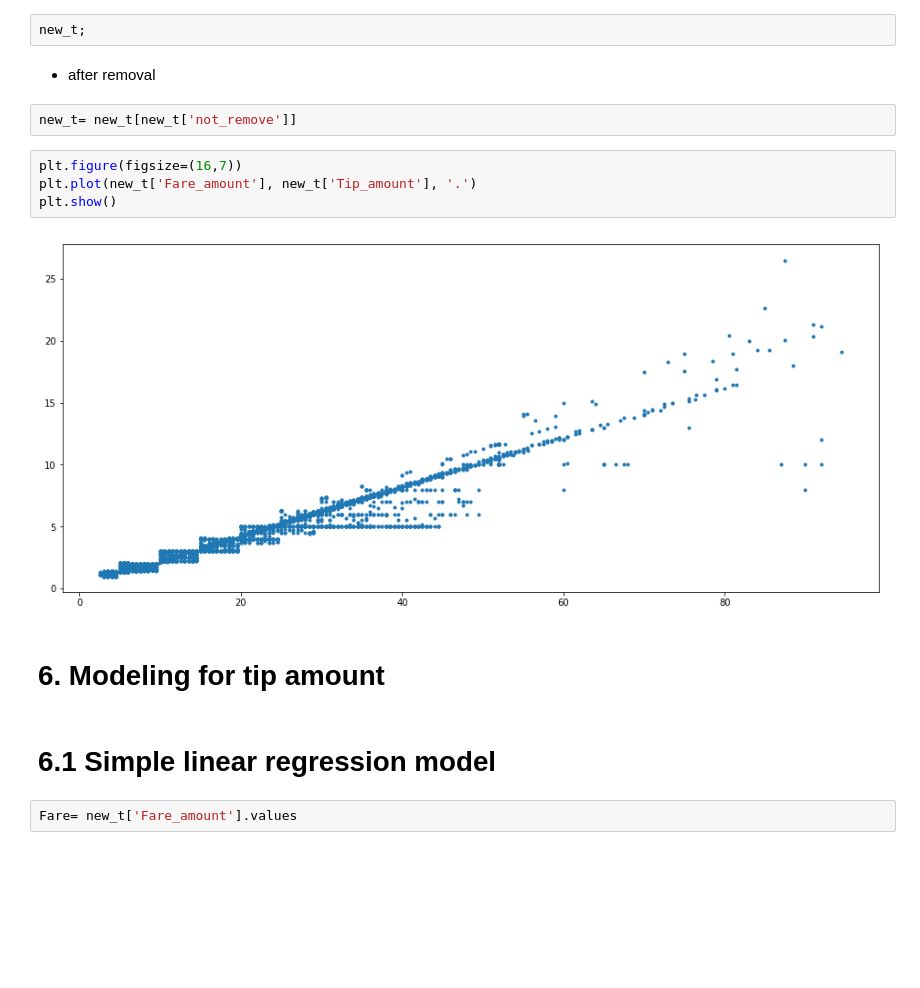
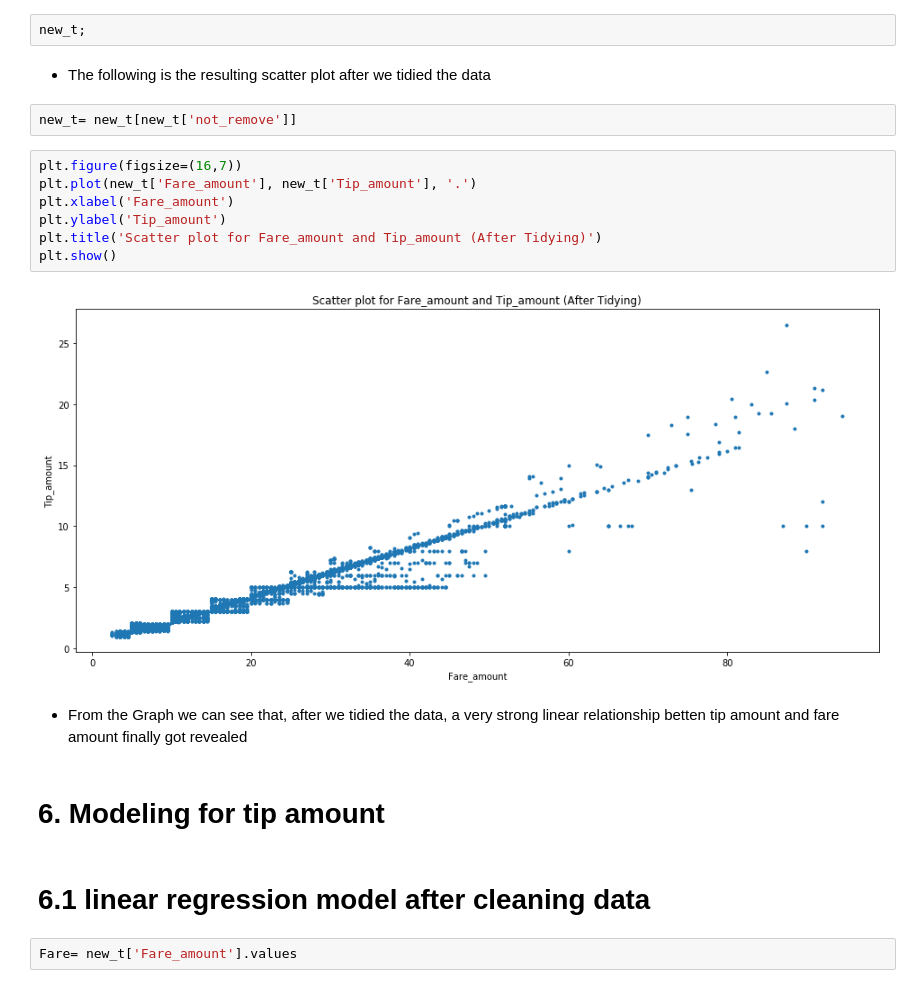
Before and after one commit to amartya21/codingrex.github.io, a Jupyter notebook: Final_Project.ipynb, the cells around one changed output. Saved outputs shown, nothing was run; the diff lists cells and outputs as text; blank space fills up the shorter version.

```diff
--- a/Final_Project.ipynb
+++ b/Final_Project.ipynb
@@ -716,20 +748,25 @@ for i,row in new_t.iterrows():
         new_t.loc[i,"not_remove"] = False
 # %%
 new_t;
-# %% [markdown]
-* after removal
+# %% [markdown]
+* The following is the resulting scatter plot after we tidied the data
 # %%
 new_t= new_t[new_t['not_remove']]
 # %%
 plt.figure(figsize=(16,7))
 plt.plot(new_t['Fare_amount'], new_t['Tip_amount'], '.')
+plt.xlabel('Fare_amount')
+plt.ylabel('Tip_amount')
+plt.title('Scatter plot for Fare_amount and Tip_amount (After Tidying)')
 plt.show()
 # %% [output]
-[figure, old version]
+[figure, new version]
+# %% [markdown]
+* From the Graph we can see that, after we tidied the data, a very strong linear relationship betten tip amount and fare amount finally got revealed
 # %% [markdown]
 # 6. Modeling for tip amount
 # %% [markdown]
-# 6.1 Simple linear regression model
+# 6.1  linear regression model  after cleaning data
 # %%
 Fare= new_t['Fare_amount'].values
 # %%
```
Also changed, not shown: parts of 65 cells of this notebook.
